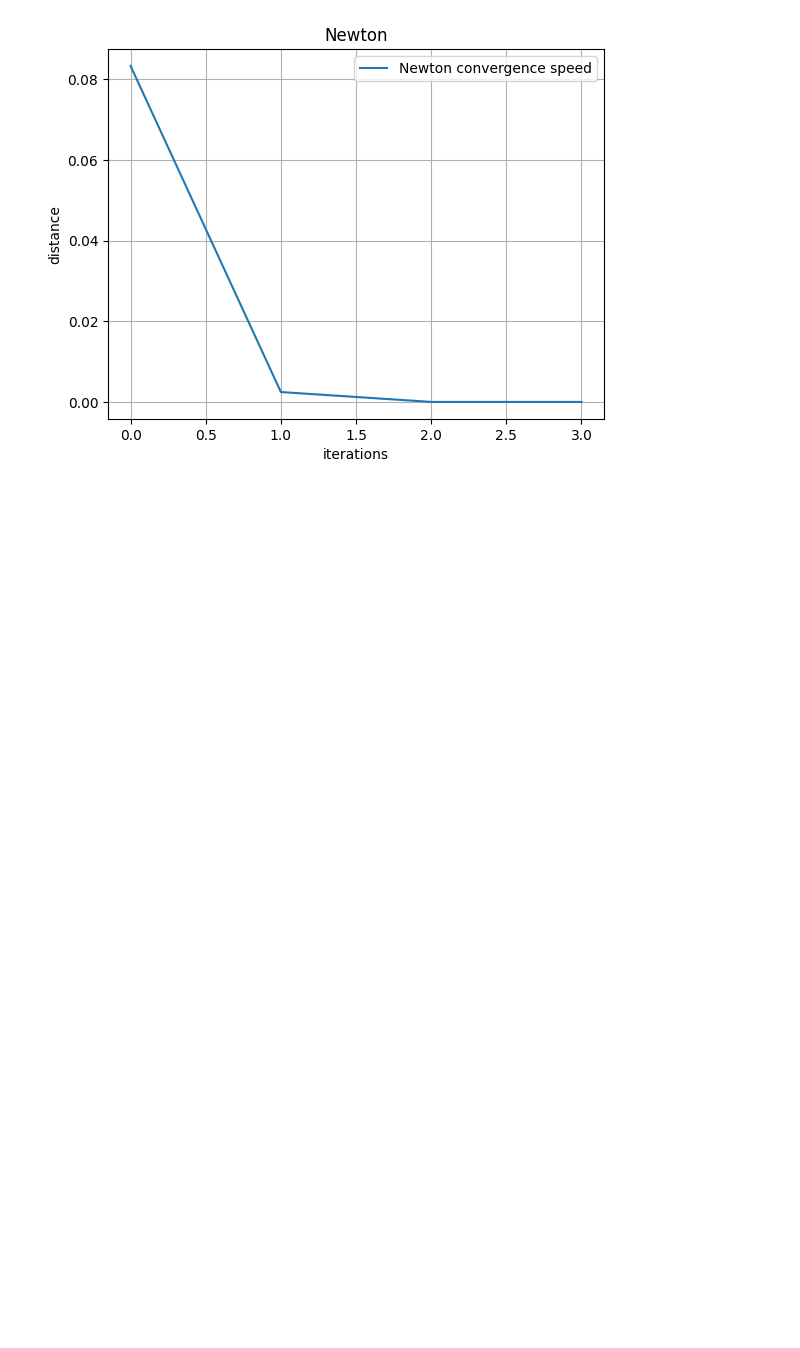
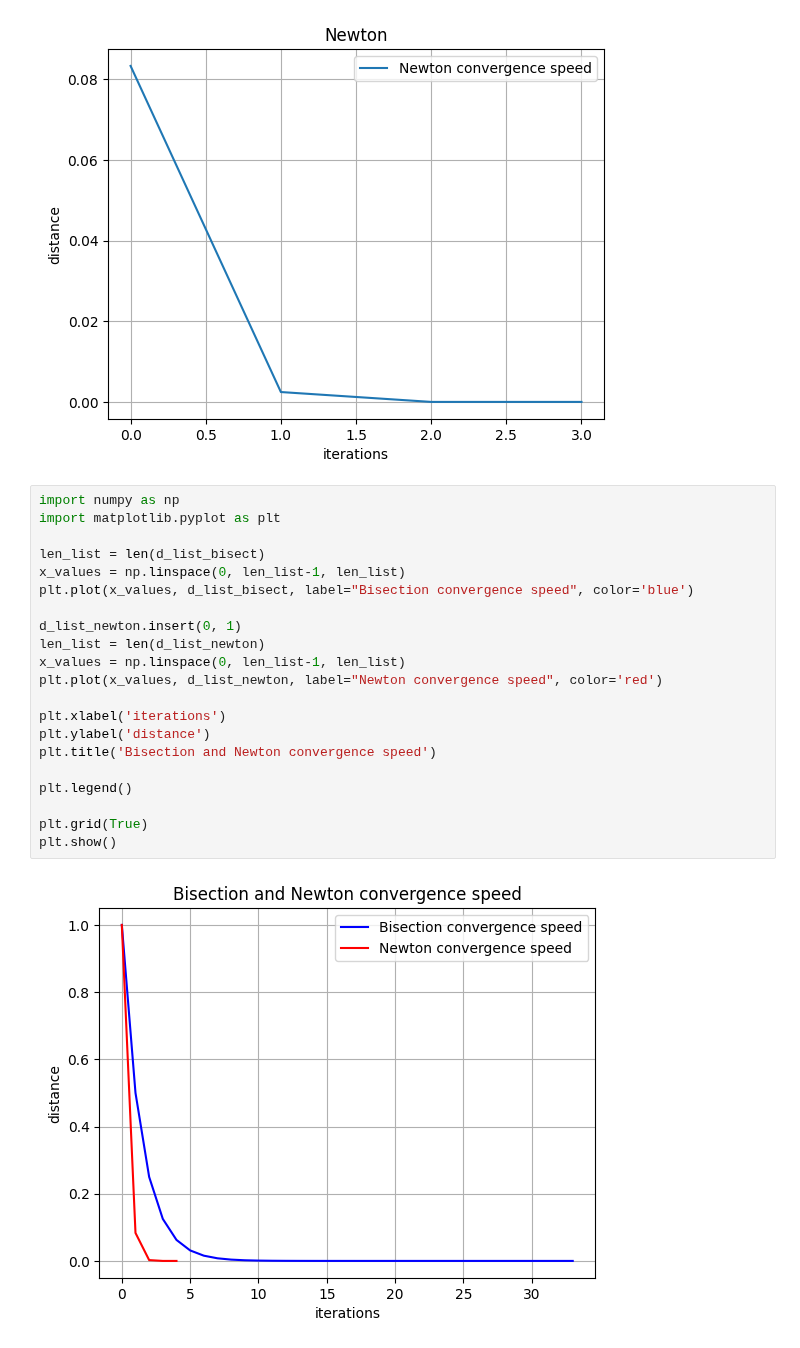
Before and after one commit to liuyxpp/XDSY118019-exam, a Jupyter notebook: MyCodes/answer.ipynb, the cells around one changed output. Drawn from its saved outputs; the diff is of its cells as text; blank space fills up the shorter version.

Commit message:
Merge two graphs of convergence speed

```diff
--- a/MyCodes/answer.ipynb
+++ b/MyCodes/answer.ipynb
@@ -294,3 +294,26 @@ plt.grid(True)
 plt.show()
 # %% [output]
 [figure]
+# %%
+import numpy as np
+import matplotlib.pyplot as plt
+
+len_list = len(d_list_bisect)
+x_values = np.linspace(0, len_list-1, len_list)
+plt.plot(x_values, d_list_bisect, label="Bisection convergence speed", color='blue')
+
+d_list_newton.insert(0, 1)
+len_list = len(d_list_newton)
+x_values = np.linspace(0, len_list-1, len_list)
+plt.plot(x_values, d_list_newton, label="Newton convergence speed", color='red')
+
+plt.xlabel('iterations')
+plt.ylabel('distance')
+plt.title('Bisection and Newton convergence speed')
+
+plt.legend()
+
+plt.grid(True)
+plt.show()
+# %% [output]
+[figure, added]
```
